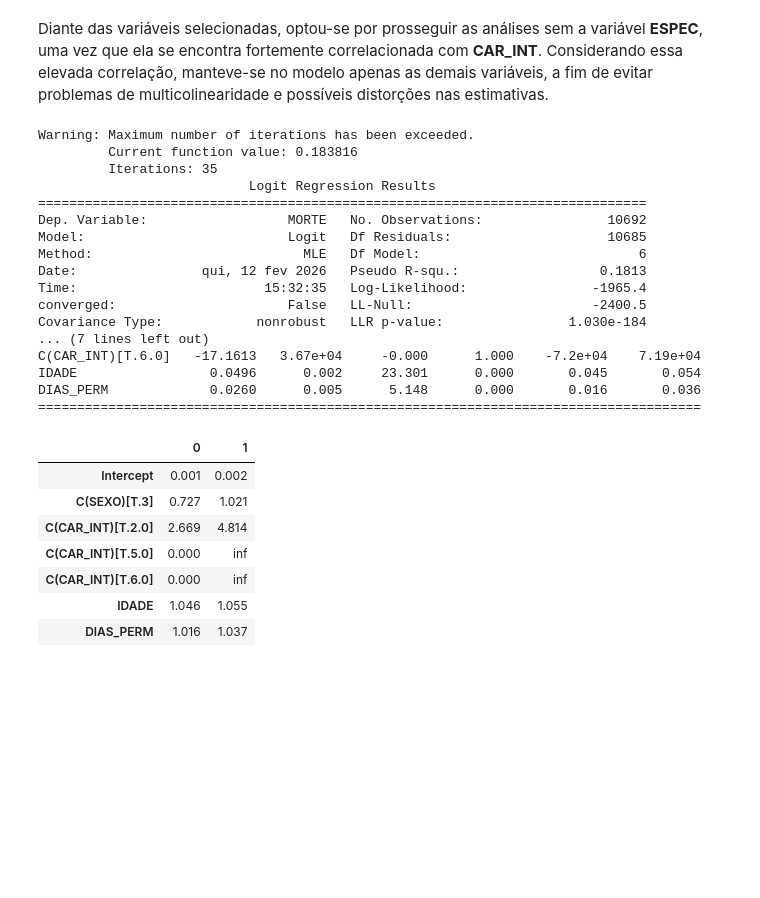
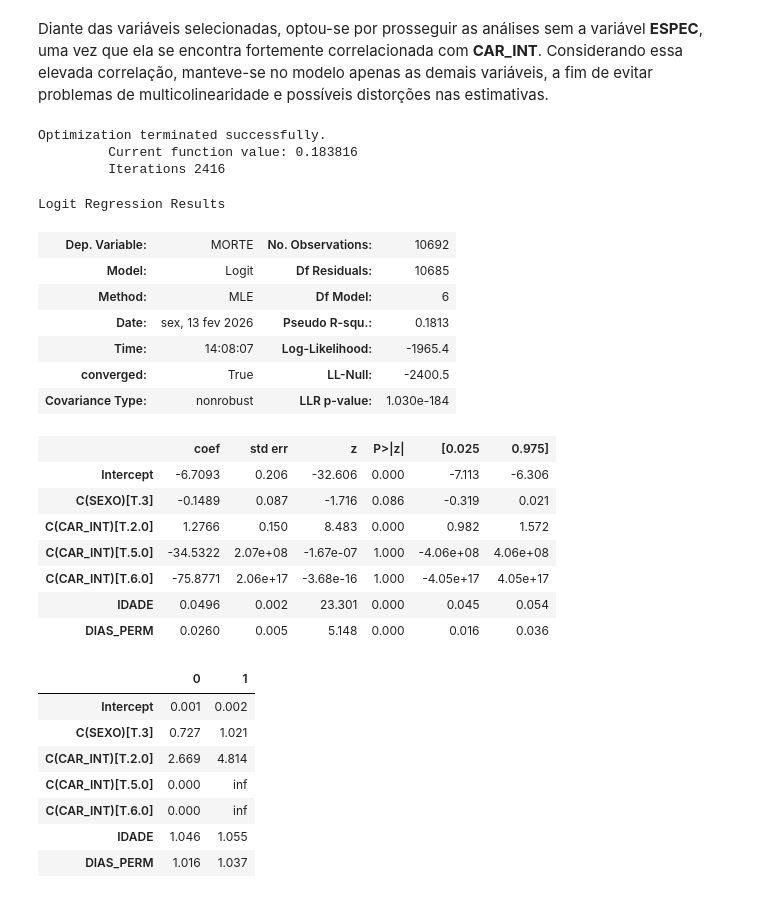
Before and after one commit to Fabiano01EST/generalized-linear-models-python, a Jupyter notebook: GLM.ipynb, the cells around one changed output. Cells and saved outputs as stored; diff of their text form; code cells hidden in the pictures; blank space fills up the shorter version.

```diff
--- a/GLM.ipynb
+++ b/GLM.ipynb
@@ -249,39 +233,39 @@ Diante das variáveis selecionadas, optou-se por prosseguir as análises sem a v
 # %%
 import statsmodels.api as sm
 import statsmodels.formula.api as smf
 
-df_pb_filtrado["MORTE"] = df_pb_filtrado["MORTE"].astype(int)
+#df_pb_filtrado["MORTE"] = df_pb_filtrado["MORTE"].astype(int)
 #print(df_pb_filtrado["MORTE"].value_counts())
 
+logit = smf.logit(
+    formula=" MORTE ~ IDADE + C(SEXO) + DIAS_PERM + C(CAR_INT)",
+    data=df_pb_filtrado,
+).fit(maxiter=100000)  # ← aumentar de 35 para 100
 
-
-logit = smf.logit(
-    formula="MORTE ~ IDADE + C(SEXO) + DIAS_PERM + C(CAR_INT)",
-    data=df_pb_filtrado,
-).fit()
-
-print(logit.summary())
+logit.summary()
 #resumo = logit.summary(xname=["intercepto", "Classe femínina", "Idade"]); resumo
 #resumo.as_latex_tabular()
 #logit.mle_retvals
 # %% [output]
-Warning: Maximum number of iterations has been exceeded.
+Optimization terminated successfully.
          Current function value: 0.183816
-         Iterations: 35
-                           Logit Regression Results
-==============================================================================
-Dep. Variable:                  MORTE   No. Observations:                10692
-Model:                          Logit   Df Residuals:                    10685
-Method:                           MLE   Df Model:                            6
-Date:                qui, 12 fev 2026   Pseudo R-squ.:                  0.1813
-Time:                        15:32:35   Log-Likelihood:                -1965.4
-converged:                      False   LL-Null:                       -2400.5
-Covariance Type:            nonrobust   LLR p-value:                1.030e-184
-... (7 lines left out)
-C(CAR_INT)[T.6.0]   -17.1613   3.67e+04     -0.000      1.000    -7.2e+04    7.19e+04
-IDADE                 0.0496      0.002     23.301      0.000       0.045       0.054
-DIAS_PERM             0.0260      0.005      5.148      0.000       0.016       0.036
-=====================================================================================
+         Iterations 2416
+Logit Regression Results
+| Dep. Variable: | MORTE | No. Observations: | 10692 |
+| Model: | Logit | Df Residuals: | 10685 |
+| Method: | MLE | Df Model: | 6 |
+| Date: | sex, 13 fev 2026 | Pseudo R-squ.: | 0.1813 |
+| Time: | 14:08:07 | Log-Likelihood: | -1965.4 |
+| converged: | True | LL-Null: | -2400.5 |
+| Covariance Type: | nonrobust | LLR p-value: | 1.030e-184 |
+|  | coef | std err | z | P>|z| | [0.025 | 0.975] |
+| Intercept | -6.7093 | 0.206 | -32.606 | 0.000 | -7.113 | -6.306 |
+| C(SEXO)[T.3] | -0.1489 | 0.087 | -1.716 | 0.086 | -0.319 | 0.021 |
+| C(CAR_INT)[T.2.0] | 1.2766 | 0.150 | 8.483 | 0.000 | 0.982 | 1.572 |
+| C(CAR_INT)[T.5.0] | -34.5322 | 2.07e+08 | -1.67e-07 | 1.000 | -4.06e+08 | 4.06e+08 |
+| C(CAR_INT)[T.6.0] | -75.8771 | 2.06e+17 | -3.68e-16 | 1.000 | -4.05e+17 | 4.05e+17 |
+| IDADE | 0.0496 | 0.002 | 23.301 | 0.000 | 0.045 | 0.054 |
+| DIAS_PERM | 0.0260 | 0.005 | 5.148 | 0.000 | 0.016 | 0.036 |
 # %%
 #logit.params
 from matplotlib.pylab import exp #ou
```
Also changed, not shown: parts of 8 cells of this notebook.
